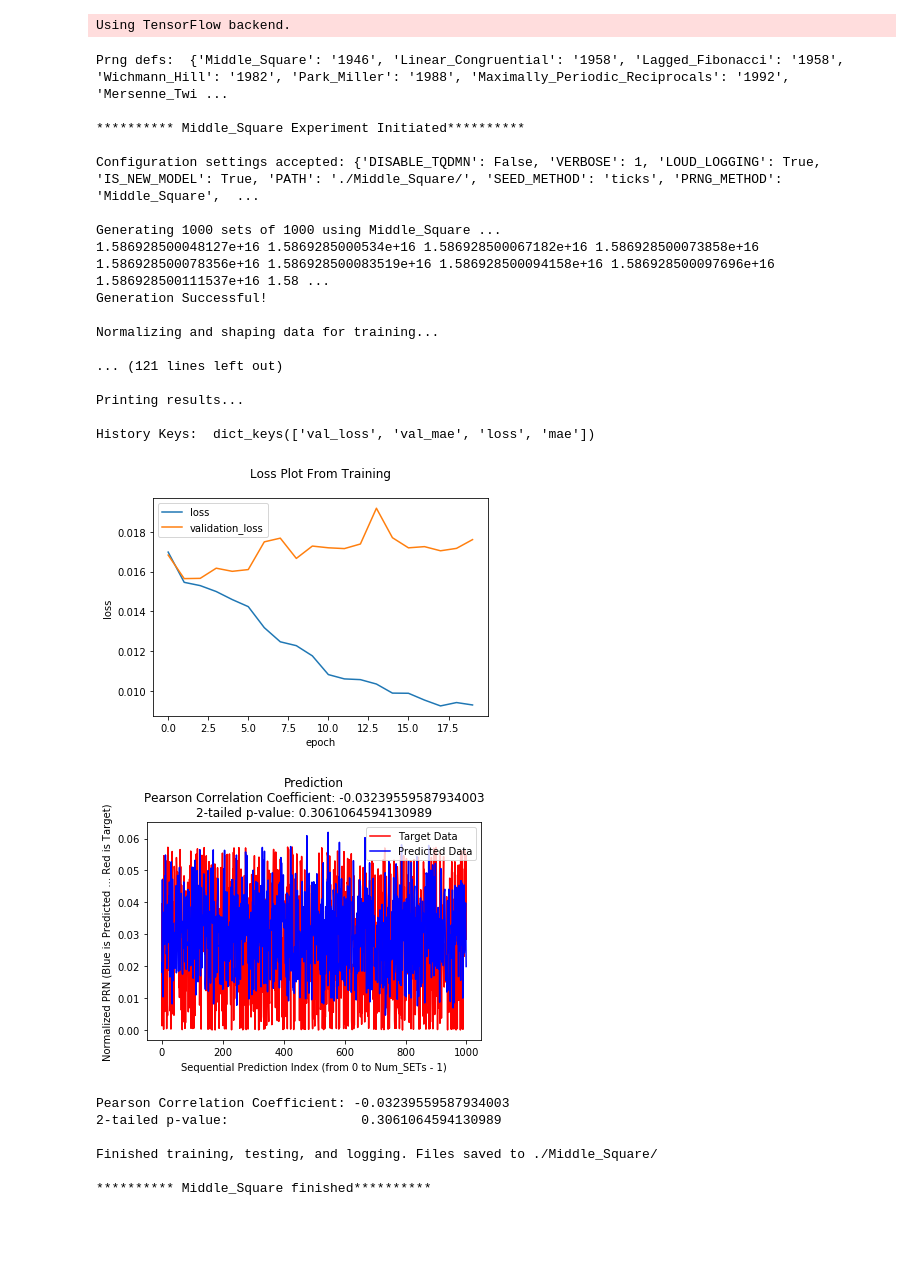
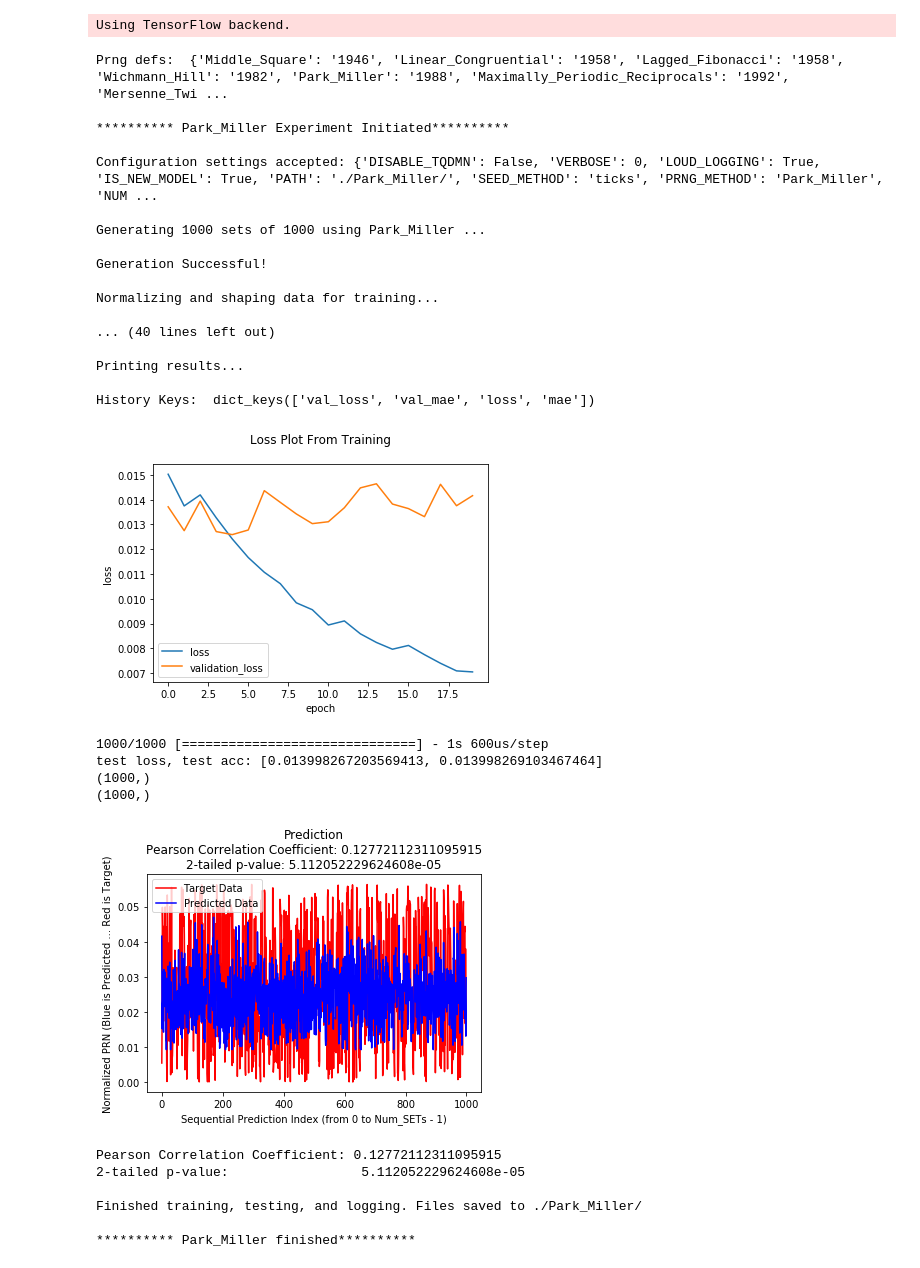
Before and after one commit to spencer741/prng-prediction-using-cnns, a Jupyter notebook: WorkSpace/ProjectCore/main.ipynb, the cells around one changed output. Cells and saved outputs as stored; diff of their text form; code cells hidden in the pictures; blank space fills up the shorter version.

```diff
--- a/WorkSpace/ProjectCore/main.ipynb
+++ b/WorkSpace/ProjectCore/main.ipynb
@@ -16,59 +16,63 @@ print('Prng defs: ',defs)
 
 configuration = {
         'DISABLE_TQDMN' : False,
-        'VERBOSE' : 1,
+        'VERBOSE' : 0,
         'LOUD_LOGGING': True,
 
         'IS_NEW_MODEL' : True,
-        'PATH' : './Middle_Square/',
+        'PATH' : './Park_Miller/',
         'SEED_METHOD' : 'ticks',
-        'PRNG_METHOD' : 'Middle_Square',
+        'PRNG_METHOD' : 'Park_Miller',
         'NUM_SETS' : 1000,
         'SET_LEN': 1000,
         'BATCH_SIZE': 15,
         'NUM_EPOCHS': 20,
 
         'CHKPNT_MONITOR' : 'mae',
         'CHKPNT_MODE' : 'min',
 
 
         'USE_VALIDATION' : True ,
-        'VALIDATION_SPLIT' :  0.2,
+        'VALIDATION_SPLIT' :  0.3,
 
         'OVERRIDE_LOAD_COMPILATION' : False,
         'LR': .001,
         'LOSS_METHOD':'mean_absolute_error' #mae
     }
 
 
 E = Experiment(configuration)
 E.perform()
 # %% [output]
 Prng defs:  {'Middle_Square': '1946', 'Linear_Congruential': '1958', 'Lagged_Fibonacci': '1958', 'Wichmann_Hill': '1982', 'Park_Miller': '1988', 'Maximally_Periodic_Reciprocals': '1992', 'Mersenne_Twi ...
 
-********** Middle_Square Experiment Initiated**********
+********** Park_Miller Experiment Initiated**********
 
-Configuration settings accepted: {'DISABLE_TQDMN': False, 'VERBOSE': 1, 'LOUD_LOGGING': True, 'IS_NEW_MODEL': True, 'PATH': './Middle_Square/', 'SEED_METHOD': 'ticks', 'PRNG_METHOD': 'Middle_Square',  ...
+Configuration settings accepted: {'DISABLE_TQDMN': False, 'VERBOSE': 0, 'LOUD_LOGGING': True, 'IS_NEW_MODEL': True, 'PATH': './Park_Miller/', 'SEED_METHOD': 'ticks', 'PRNG_METHOD': 'Park_Miller', 'NUM ...
 
-Generating 1000 sets of 1000 using Middle_Square ...
-1.586928500048127e+16 1.5869285000534e+16 1.586928500067182e+16 1.586928500073858e+16 1.586928500078356e+16 1.586928500083519e+16 1.586928500094158e+16 1.586928500097696e+16 1.586928500111537e+16 1.58 ...
+Generating 1000 sets of 1000 using Park_Miller ...
+
 Generation Successful!
 
 Normalizing and shaping data for training...
 
-... (121 lines left out)
+... (40 lines left out)
 
 Printing results...
 
 History Keys:  dict_keys(['val_loss', 'val_mae', 'loss', 'mae'])
-[figure, old version]
+[figure, new version]
+1000/1000 [==============================] - 1s 600us/step
+test loss, test acc: [0.013998267203569413, 0.013998269103467464]
+(1000,)
+(1000,)
-[figure, old version]
+[figure, new version]
-Pearson Correlation Coefficient: -0.03239559587934003
-2-tailed p-value:                 0.3061064594130989
-
-Finished training, testing, and logging. Files saved to ./Middle_Square/
-
-********** Middle_Square finished**********
+Pearson Correlation Coefficient: 0.12772112311095915
+2-tailed p-value:                 5.112052229624608e-05
+
+Finished training, testing, and logging. Files saved to ./Park_Miller/
+
+********** Park_Miller finished**********
 # %%
 from datetime import *
 from time import sleep
```
Also changed, not shown: parts of 2 cells of this notebook, 18 other files.
